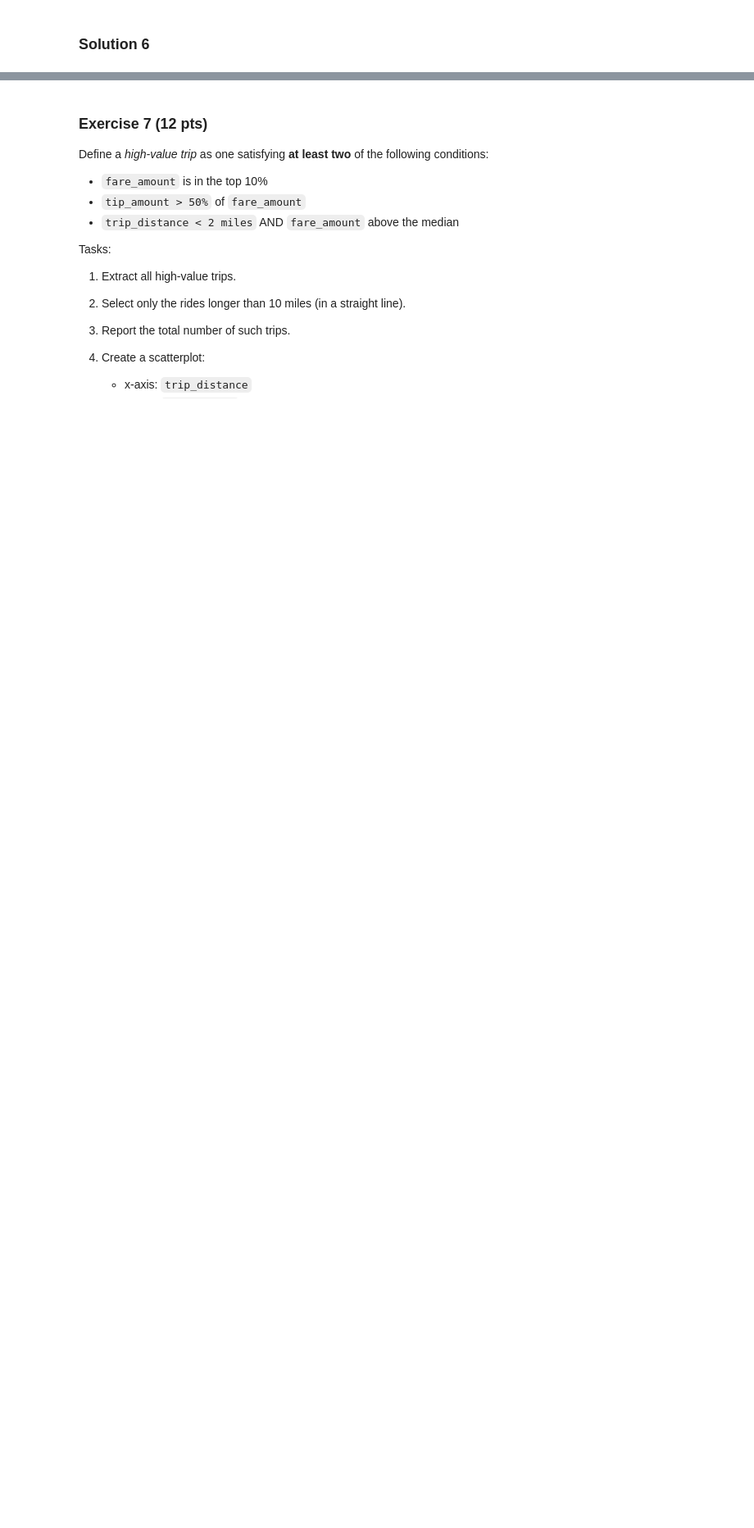
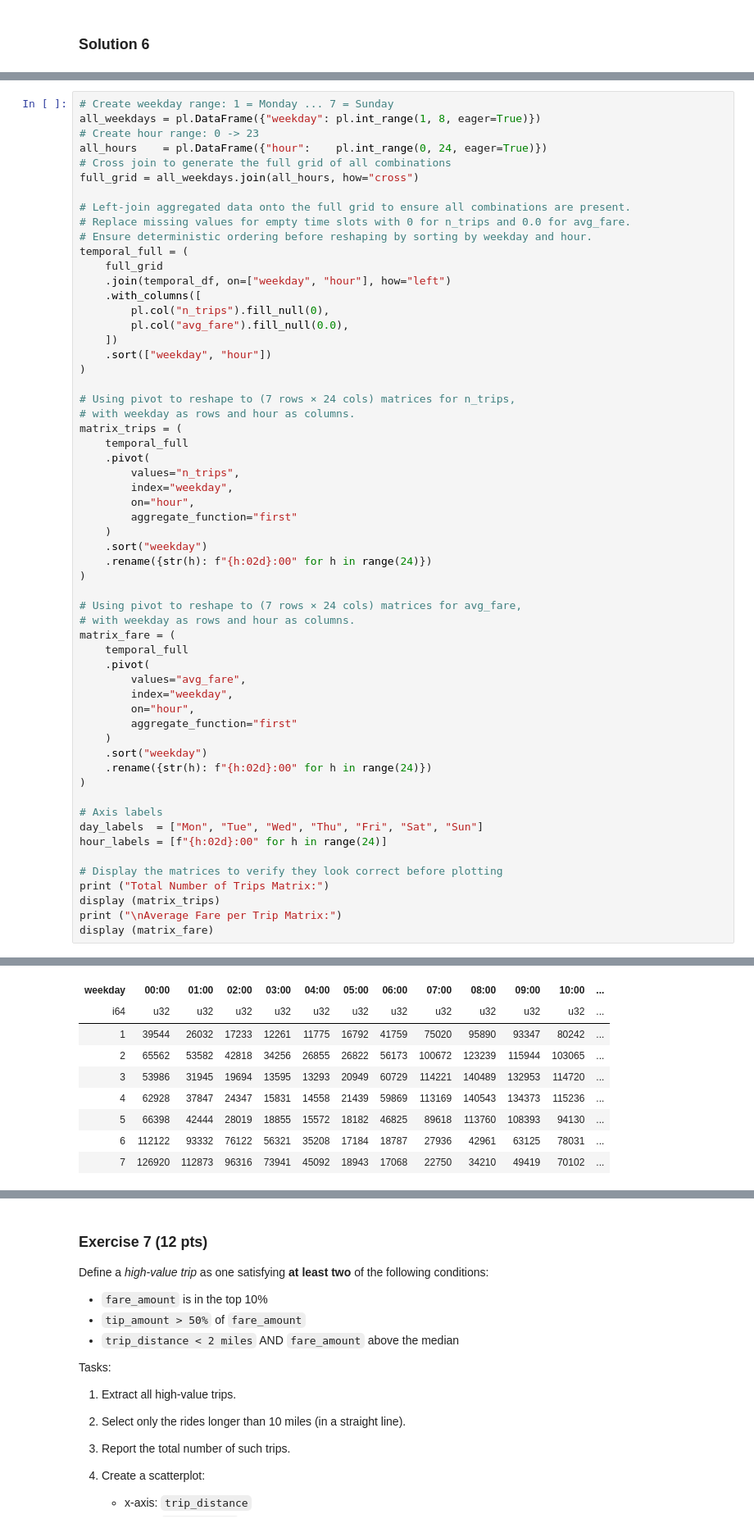
Before and after one commit to alegue4/VisualAnalytics_Assignment3, a Jupyter notebook: GuerrisiAlessandro_Assignment3.ipynb, the cells around one changed output, grey strips where cells are left out. Shown at 82% size. Cells and saved outputs as stored; diff of their text form; blank space fills up the shorter version.

```diff
--- a/GuerrisiAlessandro_Assignment3.ipynb
+++ b/GuerrisiAlessandro_Assignment3.ipynb
@@ -899,0 +941,59 @@ Analyze temporal patterns in taxi demand:
+# %%
+# Create weekday range: 1 = Monday ... 7 = Sunday
+all_weekdays = pl.DataFrame({"weekday": pl.int_range(1, 8, eager=True)})
+# Create hour range: 0 -> 23
+all_hours    = pl.DataFrame({"hour":    pl.int_range(0, 24, eager=True)})
+# Cross join to generate the full grid of all combinations
+full_grid = all_weekdays.join(all_hours, how="cross")
+
+# Left-join aggregated data onto the full grid to ensure all combinations are present.
+# Replace missing values for empty time slots with 0 for n_trips and 0.0 for avg_fare.
+# Ensure deterministic ordering before reshaping by sorting by weekday and hour.
+temporal_full = (
+    full_grid
+    .join(temporal_df, on=["weekday", "hour"], how="left")
+    .with_columns([
+        pl.col("n_trips").fill_null(0),
+        pl.col("avg_fare").fill_null(0.0),
+    ])
+    .sort(["weekday", "hour"])
+)
+
+# Using pivot to reshape to (7 rows × 24 cols) matrices for n_trips,
+# with weekday as rows and hour as columns.
+matrix_trips = (
+    temporal_full
+    .pivot(
+        values="n_trips",
+        index="weekday",
+        on="hour",
+        aggregate_function="first"
+    )
+    .sort("weekday")
+    .rename({str(h): f"{h:02d}:00" for h in range(24)})
+)
+
+# Using pivot to reshape to (7 rows × 24 cols) matrices for avg_fare,
+# with weekday as rows and hour as columns.
+matrix_fare = (
+    temporal_full
+    .pivot(
+        values="avg_fare",
+        index="weekday",
+        on="hour",
+        aggregate_function="first"
+    )
+    .sort("weekday")
+    .rename({str(h): f"{h:02d}:00" for h in range(24)})
+)
+
+# Axis labels
+day_labels  = ["Mon", "Tue", "Wed", "Thu", "Fri", "Sat", "Sun"]
+hour_labels = [f"{h:02d}:00" for h in range(24)]
+
+# Display the matrices to verify they look correct before plotting
+print ("Total Number of Trips Matrix:")
+display (matrix_trips)
+print ("\nAverage Fare per Trip Matrix:")
+display (matrix_fare)
+# %% [output]
@@ -899,0 +1002,9 @@ Analyze temporal patterns in taxi demand:
+| weekday | 00:00 | 01:00 | 02:00 | 03:00 | 04:00 | 05:00 | 06:00 | 07:00 | 08:00 | 09:00 | 10:00 | ... |
+| i64 | u32 | u32 | u32 | u32 | u32 | u32 | u32 | u32 | u32 | u32 | u32 | ... |
+| 1 | 39544 | 26032 | 17233 | 12261 | 11775 | 16792 | 41759 | 75020 | 95890 | 93347 | 80242 | ... |
+| 2 | 65562 | 53582 | 42818 | 34256 | 26855 | 26822 | 56173 | 100672 | 123239 | 115944 | 103065 | ... |
+| 3 | 53986 | 31945 | 19694 | 13595 | 13293 | 20949 | 60729 | 114221 | 140489 | 132953 | 114720 | ... |
+| 4 | 62928 | 37847 | 24347 | 15831 | 14558 | 21439 | 59869 | 113169 | 140543 | 134373 | 115236 | ... |
+| 5 | 66398 | 42444 | 28019 | 18855 | 15572 | 18182 | 46825 | 89618 | 113760 | 108393 | 94130 | ... |
+| 6 | 112122 | 93332 | 76122 | 56321 | 35208 | 17184 | 18787 | 27936 | 42961 | 63125 | 78031 | ... |
+| 7 | 126920 | 112873 | 96316 | 73941 | 45092 | 18943 | 17068 | 22750 | 34210 | 49419 | 70102 | ... |
```
Also changed, not shown: parts of 10 cells of this notebook, 2 other files.
